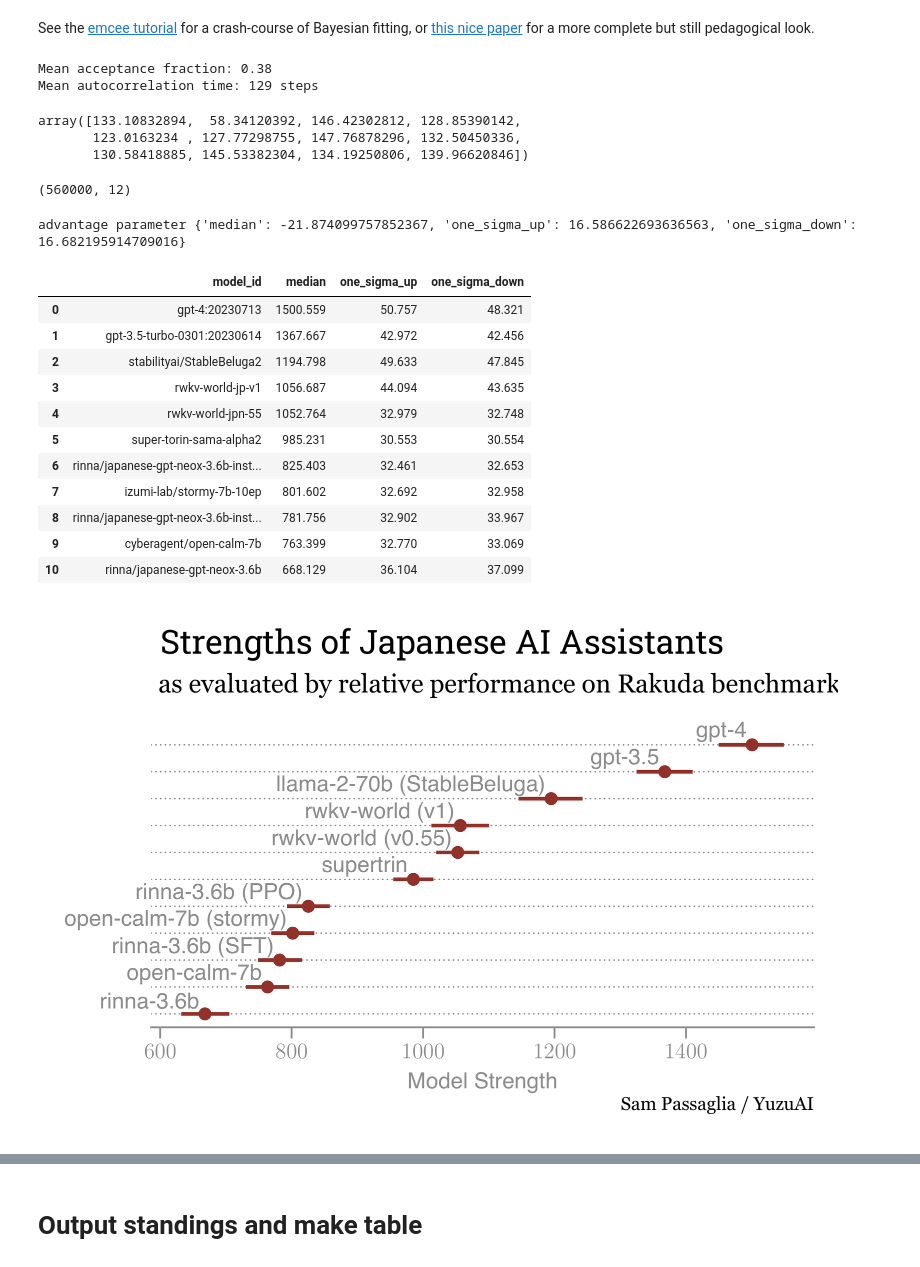
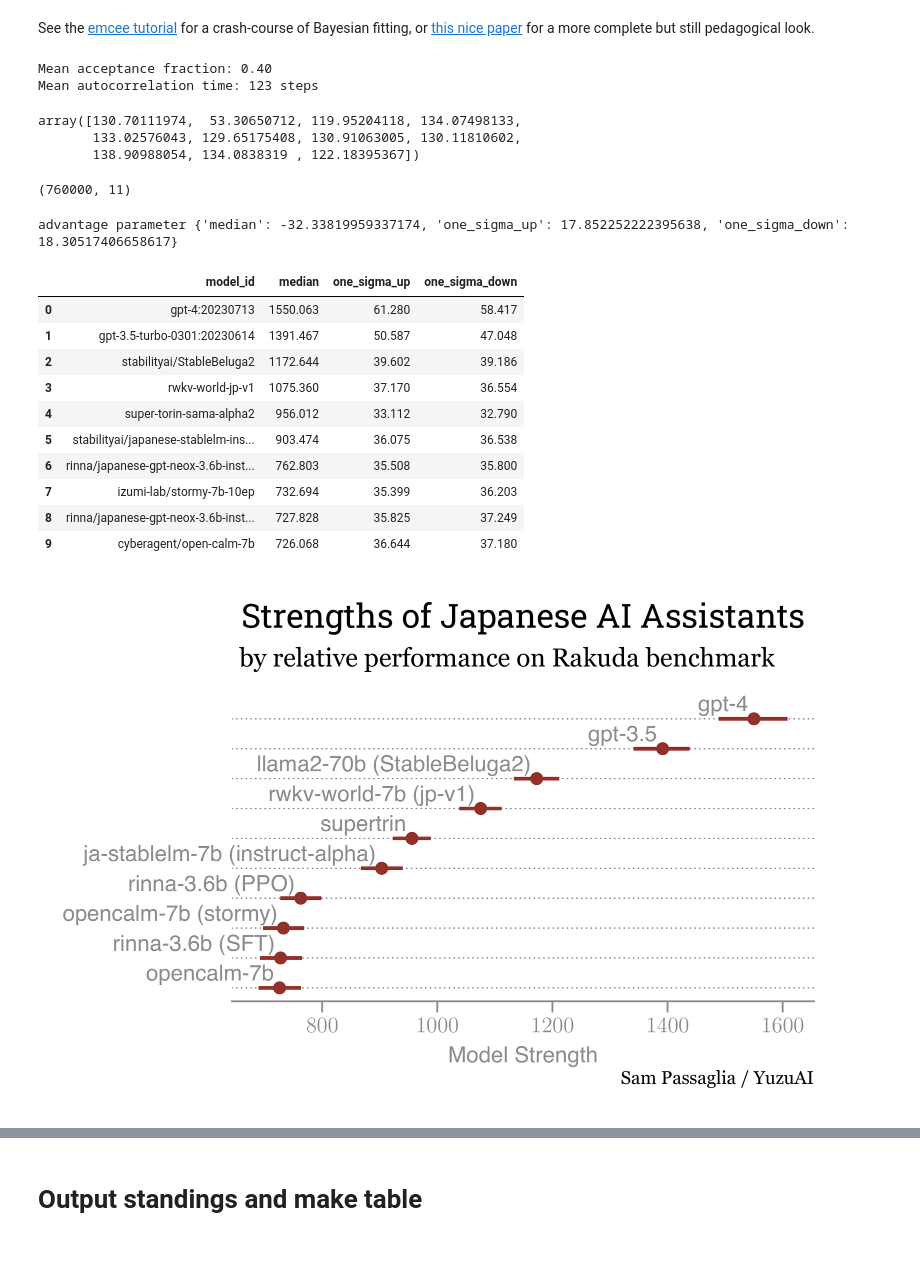
Before and after one commit to yuzu-ai/japanese-llm-ranking, a Jupyter notebook: jrank/bradley-terry.ipynb, the cells around one changed output, grey strips where cells are left out. Cells and saved outputs as stored; diff of their text form; code cells hidden in the pictures.

```diff
--- a/jrank/bradley-terry.ipynb
+++ b/jrank/bradley-terry.ipynb
@@ -25,7 +25,7 @@ plt.rcParams["text.usetex"] = False
 This notebook is the final step of the jrank pipeline, importing the output of match results produced by matchmaker.py
 # %%
 #tournament_file = "./tournaments/rakuda_v1_7-31.jsonl"
-tournament_file = "./tournaments/rakuda_v1_7-31.jsonl"
+tournament_file = "./tournaments/rakuda_v1_8-10.jsonl"
 charts_prefix = "./charts/" + tournament_file.split("/")[-1].split(".")[0]
 
 with open(tournament_file, "r") as f:
@@ -89,15 +88,17 @@ for name in models.index:
     elif "super-torin" in name:
         short_name = "supertrin"
     elif "open-calm-7b" in name:
-        short_name = "open-calm-7b"
+        short_name = "opencalm-7b"
     elif "stormy" in name:
-        short_name = "open-calm-7b (stormy)"
+        short_name = "opencalm-7b (stormy)"
     elif "StableBeluga2" in name:
-        short_name = "llama-2-70b (StableBeluga)"
+        short_name = "llama2-70b (StableBeluga2)"
+    elif "japanese-stablelm" in name:
+        short_name = "ja-stablelm-7b (instruct-alpha)"
     elif "rwkv-world-jpn-55" in name:
-        short_name = "rwkv-world (v0.55)"
+        short_name = "rwkv-world-7b (v0.55)"
     elif "rwkv-world-jp-v1" in name:
-        short_name = "rwkv-world (v1)"
+        short_name = "rwkv-world-7b (jp-v1)"
     elif "instruction-ppo" in name:
         short_name = "rinna-3.6b (PPO)"
     elif "instruction-sft" in name:
@@ -449,14 +448,14 @@ print(
     )
 )
 # %% [output]
-Mean acceptance fraction: 0.38
-Mean autocorrelation time: 129 steps
+Mean acceptance fraction: 0.40
+Mean autocorrelation time: 123 steps
 # %%
 sampler.get_autocorr_time()
 # %% [output]
-array([133.10832894,  58.34120392, 146.42302812, 128.85390142,
-       123.0163234 , 127.77298755, 147.76878296, 132.50450336,
-       130.58418885, 145.53382304, 134.19250806, 139.96620846])
+array([130.70111974,  53.30650712, 119.95204118, 134.07498133,
+       133.02576043, 129.65175408, 130.91063005, 130.11810602,
+       138.90988054, 134.0838319 , 122.18395367])
 # %%
 # Burn the few * autocorrelation time steps per chain to erase initial conditions
 flat_samples = sampler.get_chain(discard=1000, flat=True)
@@ -465,7 +464,7 @@ flat_samples[:, 1] = -np.sum(
 )  # impose the sum of strengths = 0 constraint that was imposed in the likelihood
 print(flat_samples.shape)
 # %% [output]
-(560000, 12)
+(760000, 11)
 # %%
 # Convert chain to desired scaling
 
@@ -514,19 +513,18 @@ for i in range(ndim - 1):
 strengths = strengths.sort_values("median", ascending=False).reset_index(drop=True)
 strengths
 # %% [output]
-advantage parameter {'median': -21.874099757852367, 'one_sigma_up': 16.586622693636563, 'one_sigma_down': 16.682195914709016}
+advantage parameter {'median': -32.33819959337174, 'one_sigma_up': 17.852252222395638, 'one_sigma_down': 18.30517406658617}
 |  | model_id | median | one_sigma_up | one_sigma_down |
-| 0 | gpt-4:20230713 | 1500.559 | 50.757 | 48.321 |
-| 1 | gpt-3.5-turbo-0301:20230614 | 1367.667 | 42.972 | 42.456 |
-| 2 | stabilityai/StableBeluga2 | 1194.798 | 49.633 | 47.845 |
-| 3 | rwkv-world-jp-v1 | 1056.687 | 44.094 | 43.635 |
-| 4 | rwkv-world-jpn-55 | 1052.764 | 32.979 | 32.748 |
-| 5 | super-torin-sama-alpha2 | 985.231 | 30.553 | 30.554 |
-| 6 | rinna/japanese-gpt-neox-3.6b-inst... | 825.403 | 32.461 | 32.653 |
-| 7 | izumi-lab/stormy-7b-10ep | 801.602 | 32.692 | 32.958 |
-| 8 | rinna/japanese-gpt-neox-3.6b-inst... | 781.756 | 32.902 | 33.967 |
-| 9 | cyberagent/open-calm-7b | 763.399 | 32.770 | 33.069 |
-| 10 | rinna/japanese-gpt-neox-3.6b | 668.129 | 36.104 | 37.099 |
+| 0 | gpt-4:20230713 | 1550.063 | 61.280 | 58.417 |
+| 1 | gpt-3.5-turbo-0301:20230614 | 1391.467 | 50.587 | 47.048 |
+| 2 | stabilityai/StableBeluga2 | 1172.644 | 39.602 | 39.186 |
+| 3 | rwkv-world-jp-v1 | 1075.360 | 37.170 | 36.554 |
+| 4 | super-torin-sama-alpha2 | 956.012 | 33.112 | 32.790 |
+| 5 | stabilityai/japanese-stablelm-ins... | 903.474 | 36.075 | 36.538 |
+| 6 | rinna/japanese-gpt-neox-3.6b-inst... | 762.803 | 35.508 | 35.800 |
+| 7 | izumi-lab/stormy-7b-10ep | 732.694 | 35.399 | 36.203 |
+| 8 | rinna/japanese-gpt-neox-3.6b-inst... | 727.828 | 35.825 | 37.249 |
+| 9 | cyberagent/open-calm-7b | 726.068 | 36.644 | 37.180 |
 # %%
 # Plot all the strengths
 
@@ -554,35 +552,40 @@ try:
     cb.set_title(
         ax,
         title="Strengths of Japanese AI Assistants",
-        subtitle="as evaluated by relative performance on Rakuda benchmark",
+        subtitle="by relative performance on Rakuda benchmark",
     )
 
     ax.set_yticks(y_values, [])
 
     for i, txt in enumerate(labels):
         ax.annotate(txt, xy=(x_values[i], y_values[i]), xytext=(-3, 7), ha='right', va='center', textcoords='offset points', color=cb.grey)
+
+    # ax.text(0.5, 0.5, 'PRELIMINARY', transform=ax.transAxes,
+    #         fontsize=40, color='gray', alpha=0.5,
+    #         ha='center', va='center', rotation=30)
+
 
     fig.savefig(charts_prefix + "ranking.png")
     fig.savefig(charts_prefix + "ranking.pdf")
     matplotlib.rcParams.update(matplotlib.rcParamsDefault)
     plt.rcParams["text.usetex"] = True
 
 except ImportError:
     plt.figure(figsize=(10, 6))
     plt.errorbar(
         x_values,
         y_values,
         xerr=errors,
         fmt="o",
     )
     plt.xlabel("Model Strength")
     plt.yticks(y_values, labels)
     plt.savefig(charts_prefix + "ranking.png")
     # plt.show()
 
 Image(charts_prefix + "ranking.png", width=800)
 # %% [output]
-[figure, old version]
+[figure, new version]
 # %%
 # Plot a parameter distribution
 # Note we don't expect maximum likelihood point to necessarily agree with maximum of the marginalized 1D posterior distribution
```
Also changed, not shown: parts of 16 cells of this notebook, 29 other files.
